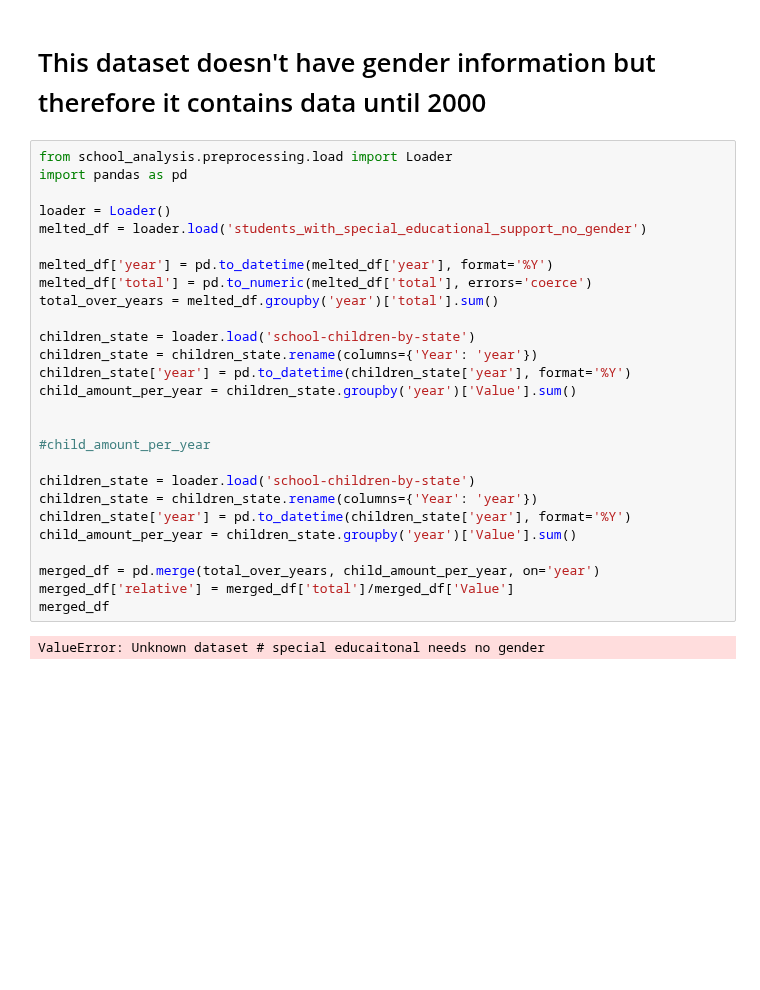
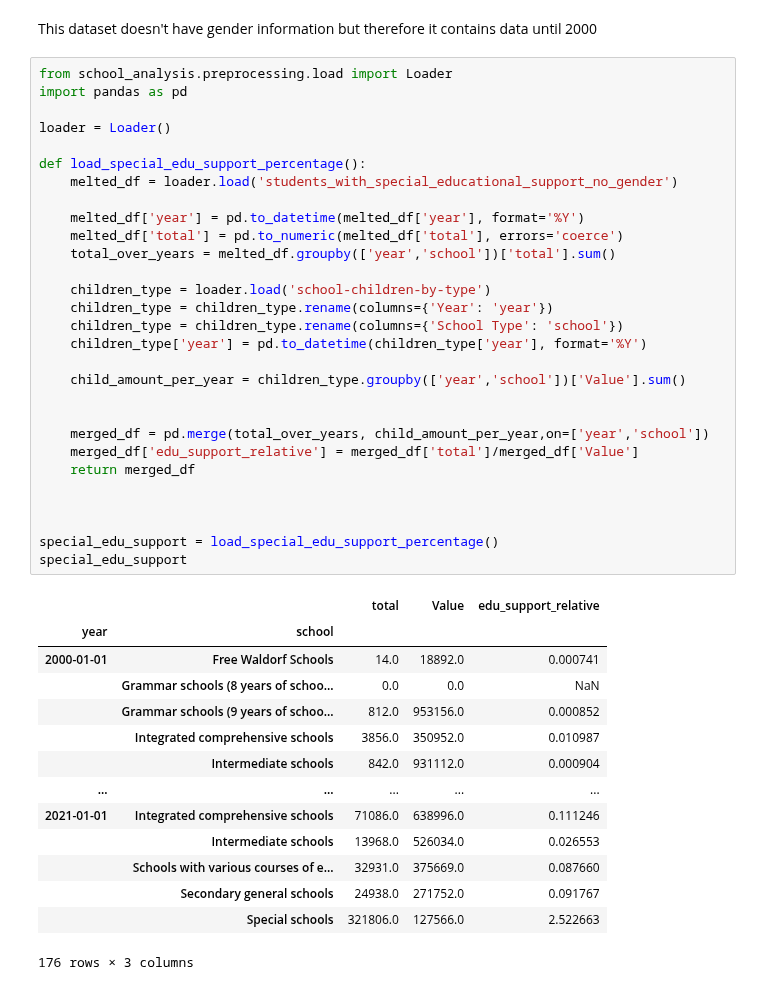
Before and after one commit to KarylReyne/DataLiteracyWS23, a Jupyter notebook: exp/JS-004-Students_With_Special_Edu_Support_No_Gender.ipynb, the cells around one changed output. Cells and saved outputs as stored; diff of their text form; blank space fills up the shorter version.

```diff
--- a/exp/JS-004-Students_With_Special_Edu_Support_No_Gender.ipynb
+++ b/exp/JS-004-Students_With_Special_Edu_Support_No_Gender.ipynb
@@ -1,34 +1,49 @@
 # %% [markdown]
-# This dataset doesn't have gender information but therefore it contains data until 2000
+This dataset doesn't have gender information but therefore it contains data until 2000
 # %%
 from school_analysis.preprocessing.load import Loader
 import pandas as pd
 
 loader = Loader()
-melted_df = loader.load('students_with_special_educational_support_no_gender')
 
-melted_df['year'] = pd.to_datetime(melted_df['year'], format='%Y')
-melted_df['total'] = pd.to_numeric(melted_df['total'], errors='coerce')
-total_over_years = melted_df.groupby('year')['total'].sum()
+def load_special_edu_support_percentage():
+    melted_df = loader.load('students_with_special_educational_support_no_gender')
 
-children_state = loader.load('school-children-by-state')
-children_state = children_state.rename(columns={'Year': 'year'})
-children_state['year'] = pd.to_datetime(children_state['year'], format='%Y')
-child_amount_per_year = children_state.groupby('year')['Value'].sum()
+    melted_df['year'] = pd.to_datetime(melted_df['year'], format='%Y')
+    melted_df['total'] = pd.to_numeric(melted_df['total'], errors='coerce')
+    total_over_years = melted_df.groupby(['year','school'])['total'].sum()
+
+    children_type = loader.load('school-children-by-type')
+    children_type = children_type.rename(columns={'Year': 'year'})
+    children_type = children_type.rename(columns={'School Type': 'school'})
+    children_type['year'] = pd.to_datetime(children_type['year'], format='%Y')
+
+    child_amount_per_year = children_type.groupby(['year','school'])['Value'].sum()
 
 
-#child_amount_per_year
+    merged_df = pd.merge(total_over_years, child_amount_per_year,on=['year','school'])
+    merged_df['edu_support_relative'] = merged_df['total']/merged_df['Value']
+    return merged_df
 
-children_state = loader.load('school-children-by-state')
-children_state = children_state.rename(columns={'Year': 'year'})
-children_state['year'] = pd.to_datetime(children_state['year'], format='%Y')
-child_amount_per_year = children_state.groupby('year')['Value'].sum()
 
-merged_df = pd.merge(total_over_years, child_amount_per_year, on='year')
-merged_df['relative'] = merged_df['total']/merged_df['Value']
-merged_df
+
+special_edu_support = load_special_edu_support_percentage()
+special_edu_support
 # %% [output]
+|  |  | total | Value | edu_support_relative |
+| year | school |  |  |  |
+| 2000-01-01 | Free Waldorf Schools | 14.0 | 18892.0 | 0.000741 |
+|  | Grammar schools (8 years of schoo... | 0.0 | 0.0 | NaN |
+|  | Grammar schools (9 years of schoo... | 812.0 | 953156.0 | 0.000852 |
+|  | Integrated comprehensive schools | 3856.0 | 350952.0 | 0.010987 |
+|  | Intermediate schools | 842.0 | 931112.0 | 0.000904 |
+| ... | ... | ... | ... | ... |
+| 2021-01-01 | Integrated comprehensive schools | 71086.0 | 638996.0 | 0.111246 |
+|  | Intermediate schools | 13968.0 | 526034.0 | 0.026553 |
+|  | Schools with various courses of e... | 32931.0 | 375669.0 | 0.087660 |
+|  | Secondary general schools | 24938.0 | 271752.0 | 0.091767 |
+|  | Special schools | 321806.0 | 127566.0 | 2.522663 |
-ValueError: Unknown dataset # special educaitonal needs no gender
+176 rows × 3 columns
 # %%
 import pandas as pd
 import matplotlib.pyplot as plt
```
Also changed, not shown: parts of 1 cell of this notebook, 4 other files.
